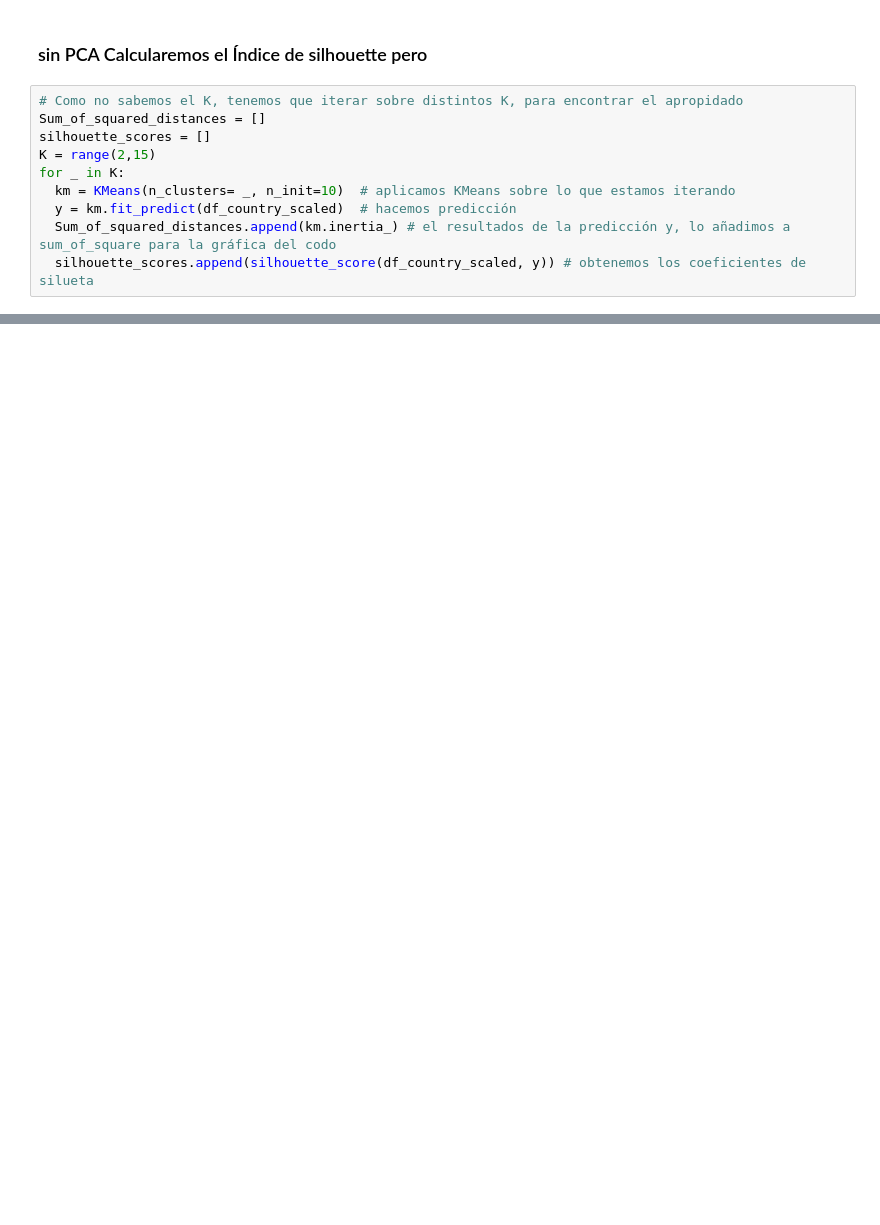
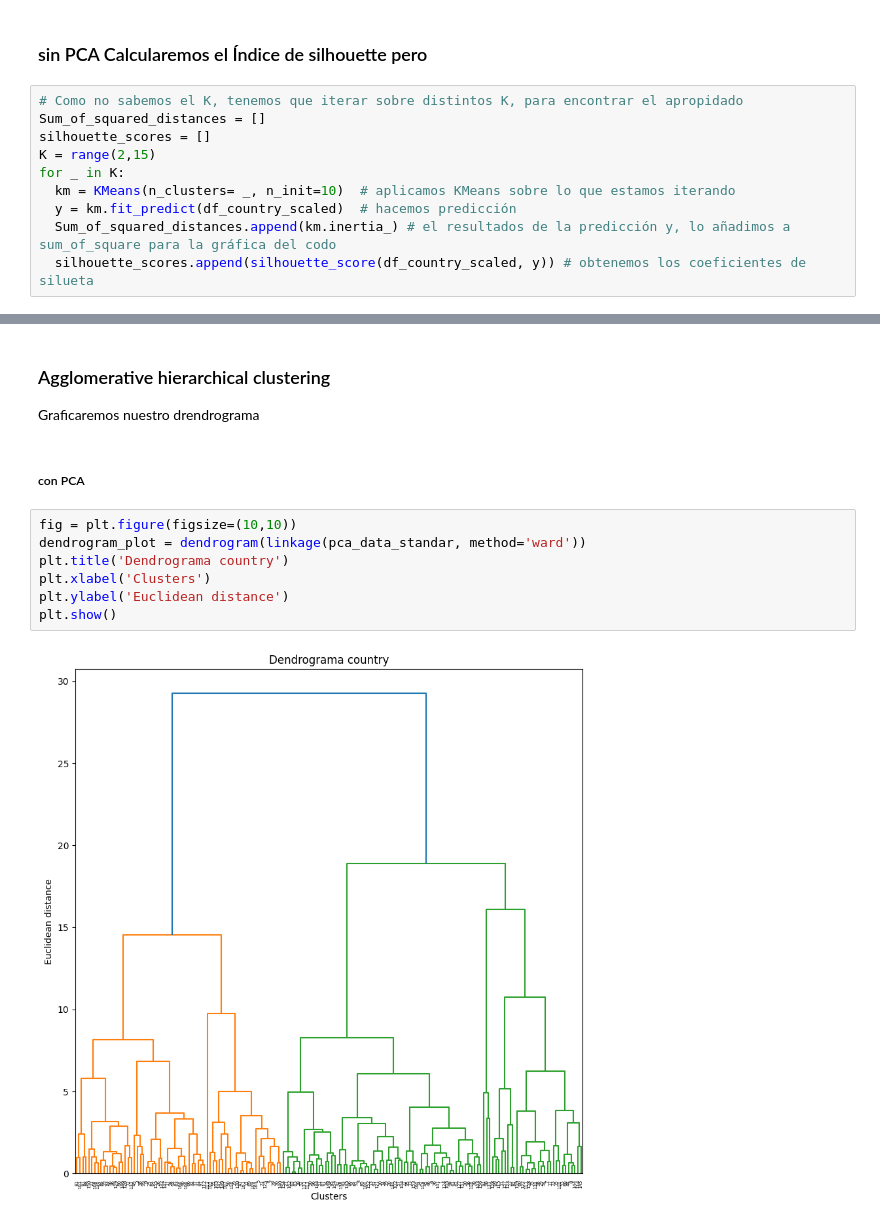
Before and after one commit to electrojam/Curso-de-Clustering-con-Python-y-scikit-learn, a Jupyter notebook: proyecto_countries_clustering.ipynb, the cells around one changed output, grey strips where cells are left out. Drawn from its saved outputs; the diff is of its cells as text; blank space fills up the shorter version.

Commit message:
Resolviendo con hierarquical clustering

```diff
--- a/proyecto_countries_clustering.ipynb
+++ b/proyecto_countries_clustering.ipynb
@@ -313,0 +314,14 @@ df_country['k_means'] = y
+# %% [markdown]
+### Agglomerative hierarchical clustering
+Graficaremos nuestro drendrograma
+# %% [markdown]
+##### con PCA
+# %%
+fig = plt.figure(figsize=(10,10))
+dendrogram_plot = dendrogram(linkage(pca_data_standar, method='ward'))
+plt.title('Dendrograma country')
+plt.xlabel('Clusters')
+plt.ylabel('Euclidean distance')
+plt.show()
+# %% [output]
+[figure, added]
```
Also changed, not shown: parts of 12 cells of this notebook.
